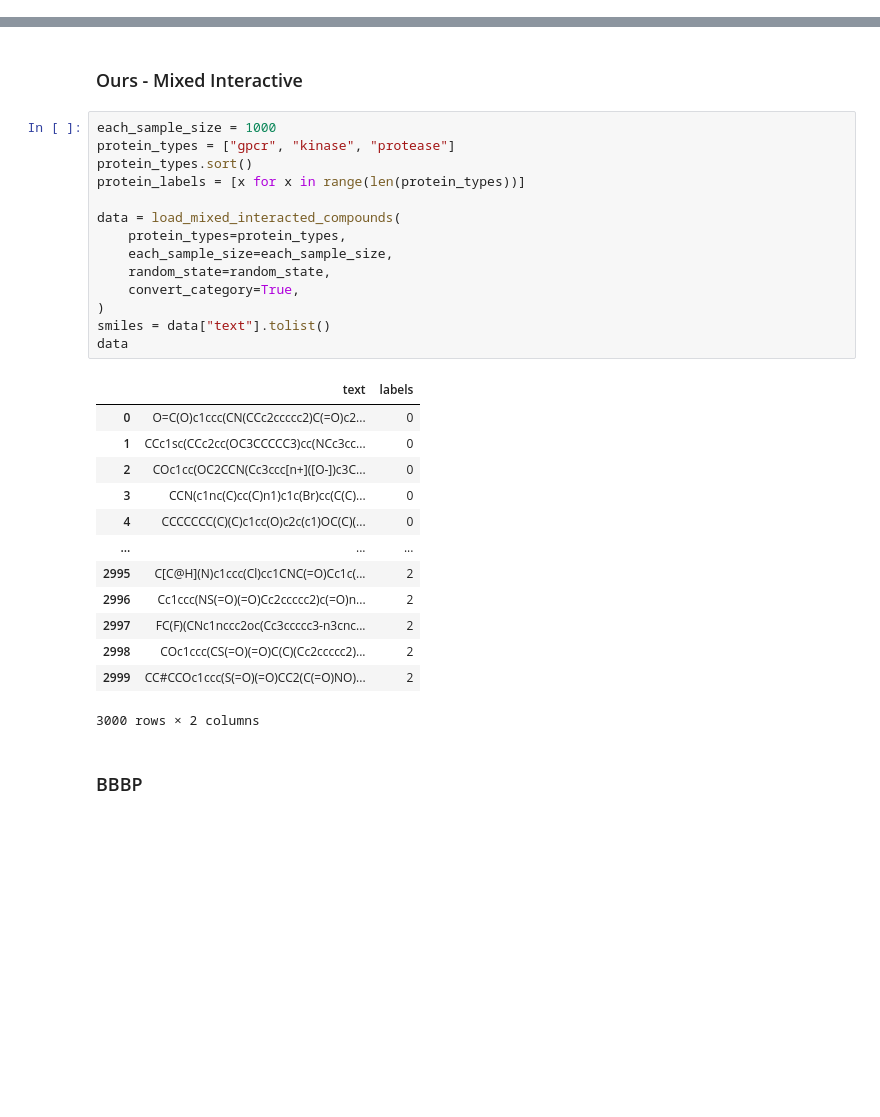
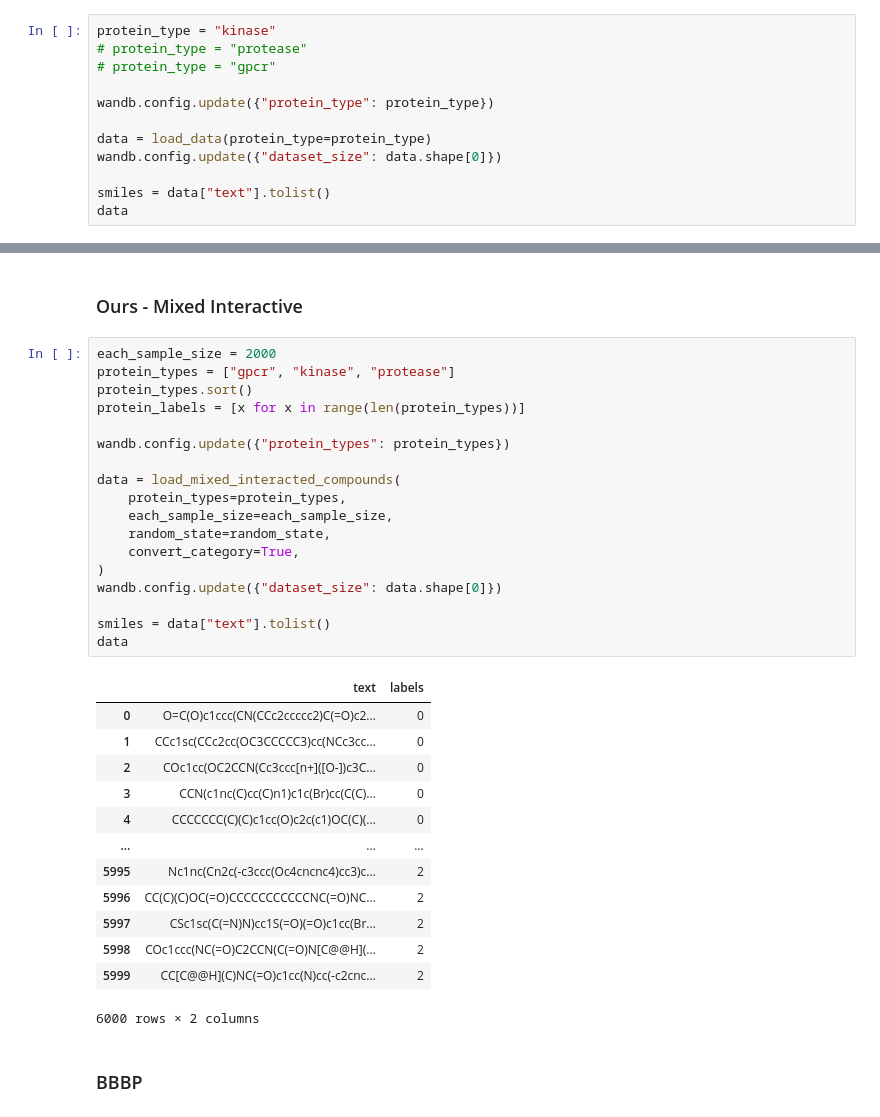
Before and after one commit to ilkersigirci/thesis-work, a Jupyter notebook: notebooks/clustering.ipynb, the cells around one changed output, grey strips where cells are left out. Saved outputs shown, nothing was run; the diff lists cells and outputs as text; blank space fills up the shorter version.

```diff
--- a/notebooks/clustering.ipynb
+++ b/notebooks/clustering.ipynb
@@ -87,0 +91,12 @@ data
+# %%
+protein_type = "kinase"
+# protein_type = "protease"
+# protein_type = "gpcr"
+
+wandb.config.update({"protein_type": protein_type})
+
+data = load_data(protein_type=protein_type)
+wandb.config.update({"dataset_size": data.shape[0]})
+
+smiles = data["text"].tolist()
+data
@@ -88,33 +117,37 @@ data
 # %% [markdown]
 ### Ours - Mixed Interactive
 # %%
-each_sample_size = 1000
+each_sample_size = 2000
 protein_types = ["gpcr", "kinase", "protease"]
 protein_types.sort()
 protein_labels = [x for x in range(len(protein_types))]
+
+wandb.config.update({"protein_types": protein_types})
 
 data = load_mixed_interacted_compounds(
     protein_types=protein_types,
     each_sample_size=each_sample_size,
     random_state=random_state,
     convert_category=True,
 )
+wandb.config.update({"dataset_size": data.shape[0]})
+
 smiles = data["text"].tolist()
 data
 # %% [output]
 |  | text | labels |
 | 0 | O=C(O)c1ccc(CN(CCc2ccccc2)C(=O)c2... | 0 |
 | 1 | CCc1sc(CCc2cc(OC3CCCCC3)cc(NCc3cc... | 0 |
 | 2 | COc1cc(OC2CCN(Cc3ccc[n+]([O-])c3C... | 0 |
 | 3 | CCN(c1nc(C)cc(C)n1)c1c(Br)cc(C(C)... | 0 |
 | 4 | CCCCCCC(C)(C)c1cc(O)c2c(c1)OC(C)(... | 0 |
 | ... | ... | ... |
-| 2995 | C[C@H](N)c1ccc(Cl)cc1CNC(=O)Cc1c(... | 2 |
-| 2996 | Cc1ccc(NS(=O)(=O)Cc2ccccc2)c(=O)n... | 2 |
-| 2997 | FC(F)(CNc1nccc2oc(Cc3ccccc3-n3cnc... | 2 |
-| 2998 | COc1ccc(CS(=O)(=O)C(C)(Cc2ccccc2)... | 2 |
-| 2999 | CC#CCOc1ccc(S(=O)(=O)CC2(C(=O)NO)... | 2 |
+| 5995 | Nc1nc(Cn2c(-c3ccc(Oc4cncnc4)cc3)c... | 2 |
+| 5996 | CC(C)(C)OC(=O)CCCCCCCCCCCNC(=O)NC... | 2 |
+| 5997 | CSc1sc(C(=N)N)cc1S(=O)(=O)c1cc(Br... | 2 |
+| 5998 | COc1ccc(NC(=O)C2CCN(C(=O)N[C@@H](... | 2 |
+| 5999 | CC[C@@H](C)NC(=O)c1cc(N)cc(-c2cnc... | 2 |
-3000 rows × 2 columns
+6000 rows × 2 columns
 # %% [markdown]
 ### BBBP
 # %%
```
Also changed, not shown: parts of 32 cells of this notebook, 3 other files.
